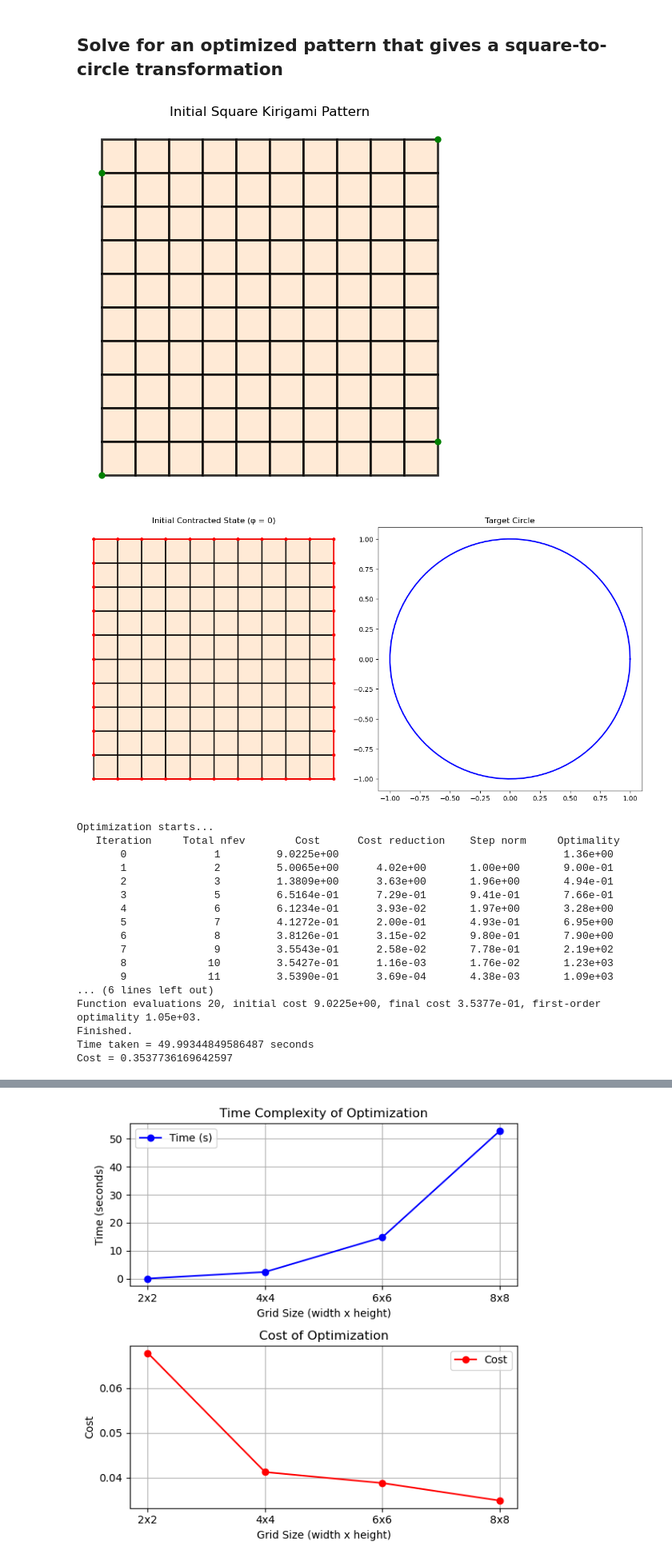
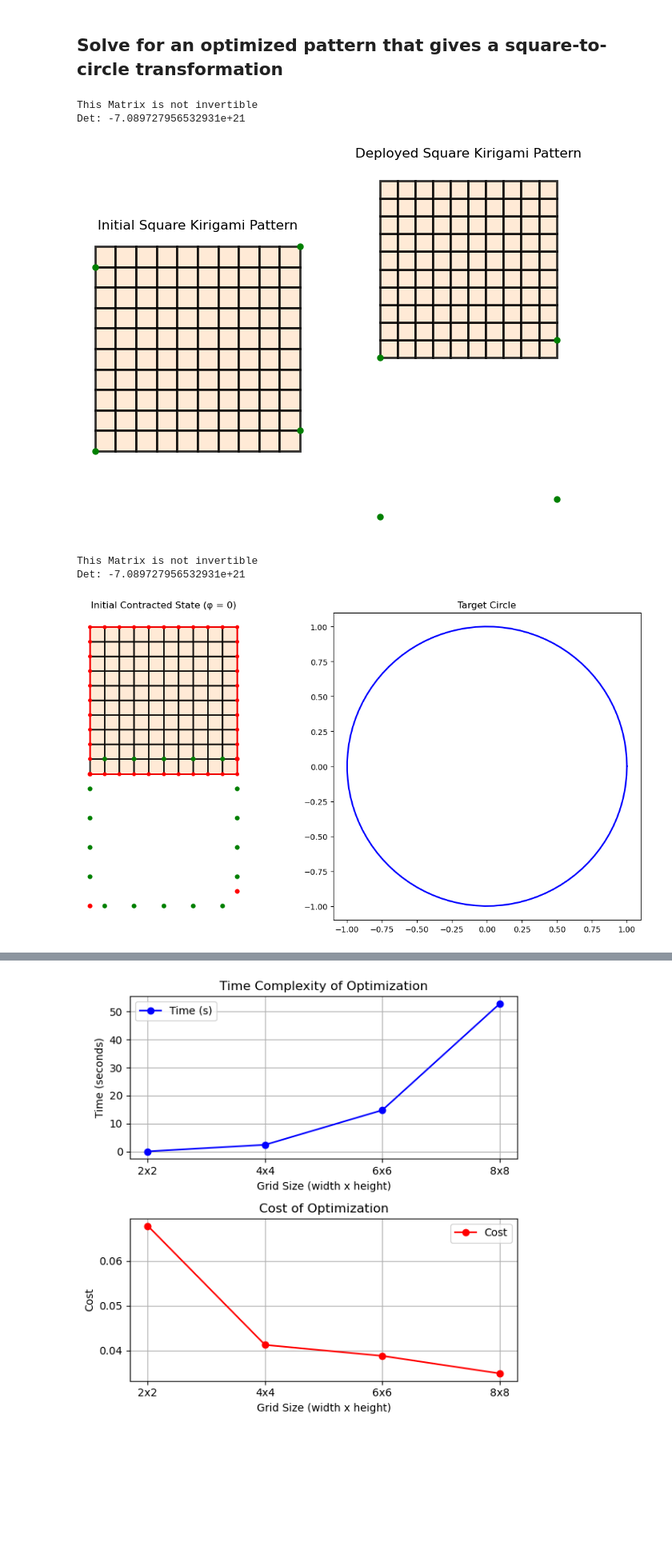
Before and after one commit to milad1378yz/additive-kirigami, a Jupyter notebook: Demo_nonlinear_optimization.ipynb, the cells around one changed output, grey strips where cells are left out. Shown at 80% size. Saved outputs shown, nothing was run; the diff lists cells and outputs as text; code cells hidden in the pictures; blank space fills up the shorter version.

Commit message:
Implement code changes to enhance functionality and improve performance

```diff
--- a/Demo_nonlinear_optimization.ipynb
+++ b/Demo_nonlinear_optimization.ipynb
@@ -191,16 +191,24 @@ boundary_offsets = [[0.0]*height, [0.0]*width, [0.0]*height, [0.0]*width]
 boundary_points_vector = np.vstack(boundary_points)
 
 # Plot 1: Initial structure setup
-fig, ax = plt.subplots(figsize=(8, 6))
+fig, axs = plt.subplots(1, 2,figsize=(8, 6))
 structure.linear_inverse_design(boundary_points_vector, corners, np.reshape(np.zeros(width*height), (height, width)), boundary_offsets)
 structure.make_hinge_contact_points()
 initial_points, _ = structure.layout(phi=np.pi)
-plot_structure(initial_points, structure.quads, structure.linkages, ax)
+plot_structure(initial_points, structure.quads, structure.linkages, axs[0])
 # add corner points for reference
-ax.plot(corners[:,0], corners[:,1], 'go', markersize=5)
-ax.set_title("Initial Square Kirigami Pattern")
-ax.set_aspect('equal')
+axs[0].plot(corners[:,0], corners[:,1], 'go', markersize=5)
+axs[0].set_title("Initial Square Kirigami Pattern")
+axs[0].set_aspect('equal')
+initial_points2, _ = structure.layout(phi=0)
+plot_structure(initial_points2, structure.quads, structure.linkages, axs[1])
+# add corner points for reference
+axs[1].plot(corners[:,0], corners[:,1], 'go', markersize=5)
+axs[1].set_title("Deployed Square Kirigami Pattern")
+axs[1].set_aspect('equal')
 plt.show()
+
+
 
 # also get the reconfigured boundary node indices for optimizing the second contracted shape
 structure.linear_inverse_design(boundary_points_vector, corners, np.reshape(np.zeros(width*height), (height, width)), boundary_offsets)
@@ -221,10 +229,10 @@ fig, (ax1, ax2) = plt.subplots(1, 2, figsize=(12, 6))
 
 # Plot initial contracted state
 plot_structure(deployed_points, structure.quads, structure.linkages, ax1)
-ax.plot(corners[:,0], corners[:,1], 'ro', markersize=5)
+ax1.plot(corners[:,0], corners[:,1], 'ro', markersize=5)
 # add boundary points for reference
 for i, bound in enumerate(bound_linkage_inds):
-    ax.plot(boundary_points[i][:,0], boundary_points[i][:,1], 'go', markersize=5, label=f'Boundary {i+1}')
+    ax1.plot(boundary_points[i][:,0], boundary_points[i][:,1], 'go', markersize=5, label=f'Boundary {i+1}')
 ax1.plot(deployed_points[reduced_dual_bound_inds,0], deployed_points[reduced_dual_bound_inds,1], 'ro-', linewidth=2, markersize=4)
 ax1.set_title("Initial Contracted State (φ = 0)")
 ax1.set_aspect('equal')
@@ -270,49 +278,36 @@ ax2.set_title("Initial Contracted State")
 ax2.set_aspect('equal')
 
 # Optimized flat pattern
 opt_offsets = np.reshape(result.x, (height, width))
 structure.linear_inverse_design(boundary_points_vector, corners, opt_offsets, boundary_offsets)
 structure.make_hinge_contact_points()
 opt_flat, _ = structure.layout(phi=np.pi)
 plot_structure(opt_flat, structure.quads, structure.linkages, ax3)
 ax3.plot(corners[:,0], corners[:,1], 'go', markersize=5)
 ax3.set_title("Optimized Flat Pattern")
 ax3.set_aspect('equal')
 
 # Optimized contracted with circle overlay
 opt_contracted, _ = structure.layout(phi=0.0)
 plot_structure(opt_contracted, structure.quads, structure.linkages, ax4)
 # add corner points for reference
 ax4.plot(corners[:,0], corners[:,1], 'go', markersize=5)
 ax4.plot(opt_contracted[reduced_dual_bound_inds,0], opt_contracted[reduced_dual_bound_inds,1], 'ro-', label='Boundary')
 # Add target circle for comparison
 center = np.mean(opt_contracted[reduced_dual_bound_inds], axis=0)
 radius = np.mean(np.sqrt(np.sum((opt_contracted[reduced_dual_bound_inds] - center)**2, axis=1)))
 theta = np.linspace(0, 2*np.pi, 100)
 ax4.plot(center[0] + radius*np.cos(theta), center[1] + radius*np.sin(theta), 'b--', linewidth=2, label='Target Circle')
 ax4.set_title("Optimized Contracted State")
 ax4.set_aspect('equal')
 ax4.legend()
 
 plt.tight_layout()
 plt.show()
 # %% [output]
+This Matrix is not invertible
+Det: -7.089727956532931e+21
-[figure, old version]
+[figure, new version]
+This Matrix is not invertible
+Det: -7.089727956532931e+21
-[figure, old version]
+[figure, new version]
-Optimization starts...
-   Iteration     Total nfev        Cost      Cost reduction    Step norm     Optimality
-       0              1         9.0225e+00                                    1.36e+00
-       1              2         5.0065e+00      4.02e+00       1.00e+00       9.00e-01
-       2              3         1.3809e+00      3.63e+00       1.96e+00       4.94e-01
-       3              5         6.5164e-01      7.29e-01       9.41e-01       7.66e-01
-       4              6         6.1234e-01      3.93e-02       1.97e+00       3.28e+00
-       5              7         4.1272e-01      2.00e-01       4.93e-01       6.95e+00
-       6              8         3.8126e-01      3.15e-02       9.80e-01       7.90e+00
-       7              9         3.5543e-01      2.58e-02       7.78e-01       2.19e+02
-       8             10         3.5427e-01      1.16e-03       1.76e-02       1.23e+03
-       9             11         3.5390e-01      3.69e-04       4.38e-03       1.09e+03
-... (6 lines left out)
-Function evaluations 20, initial cost 9.0225e+00, final cost 3.5377e-01, first-order optimality 1.05e+03.
-Finished.
-Time taken = 49.99344849586487 seconds
-Cost = 0.3537736169642597
```
Also changed, not shown: parts of 3 cells of this notebook, 4 other files.
